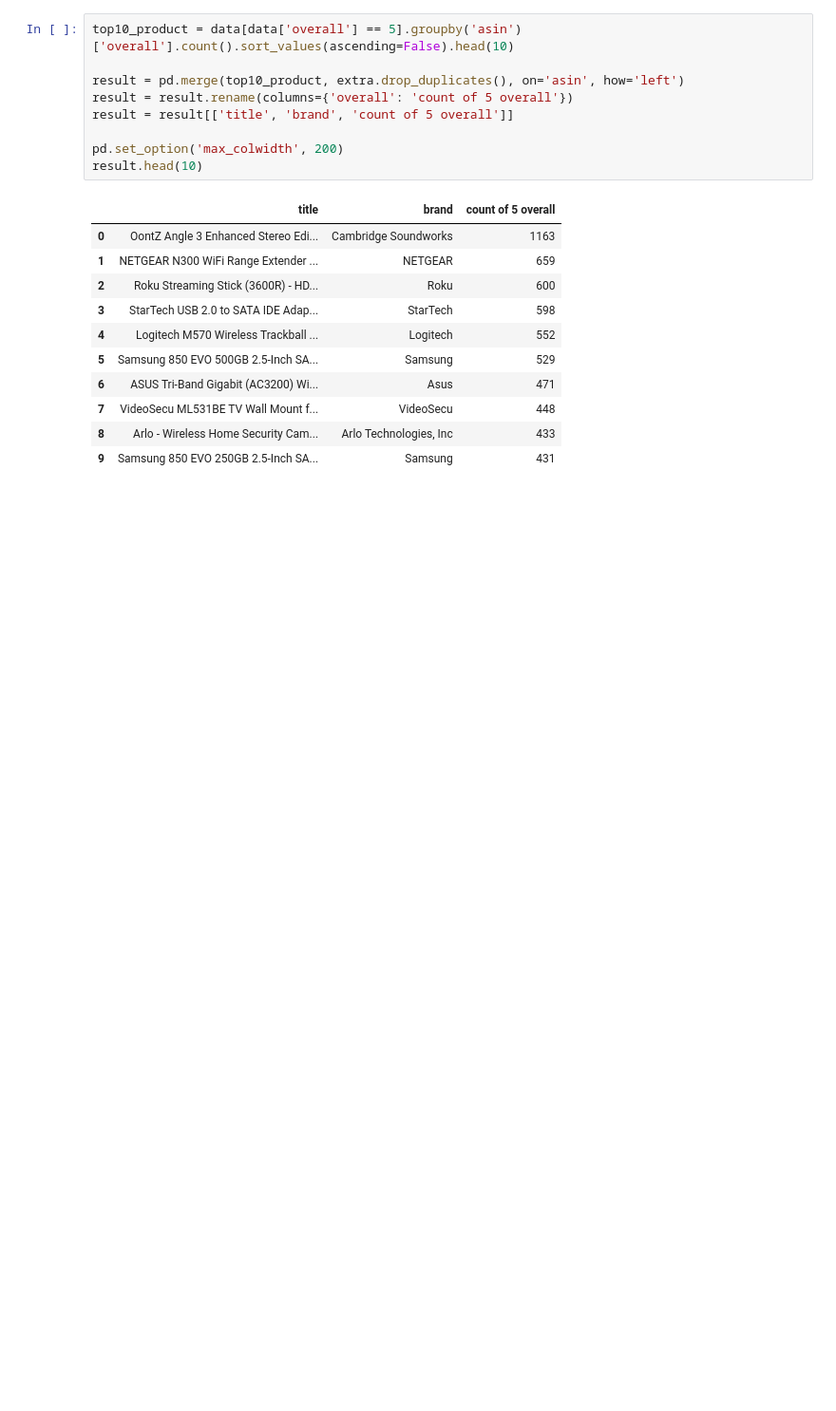
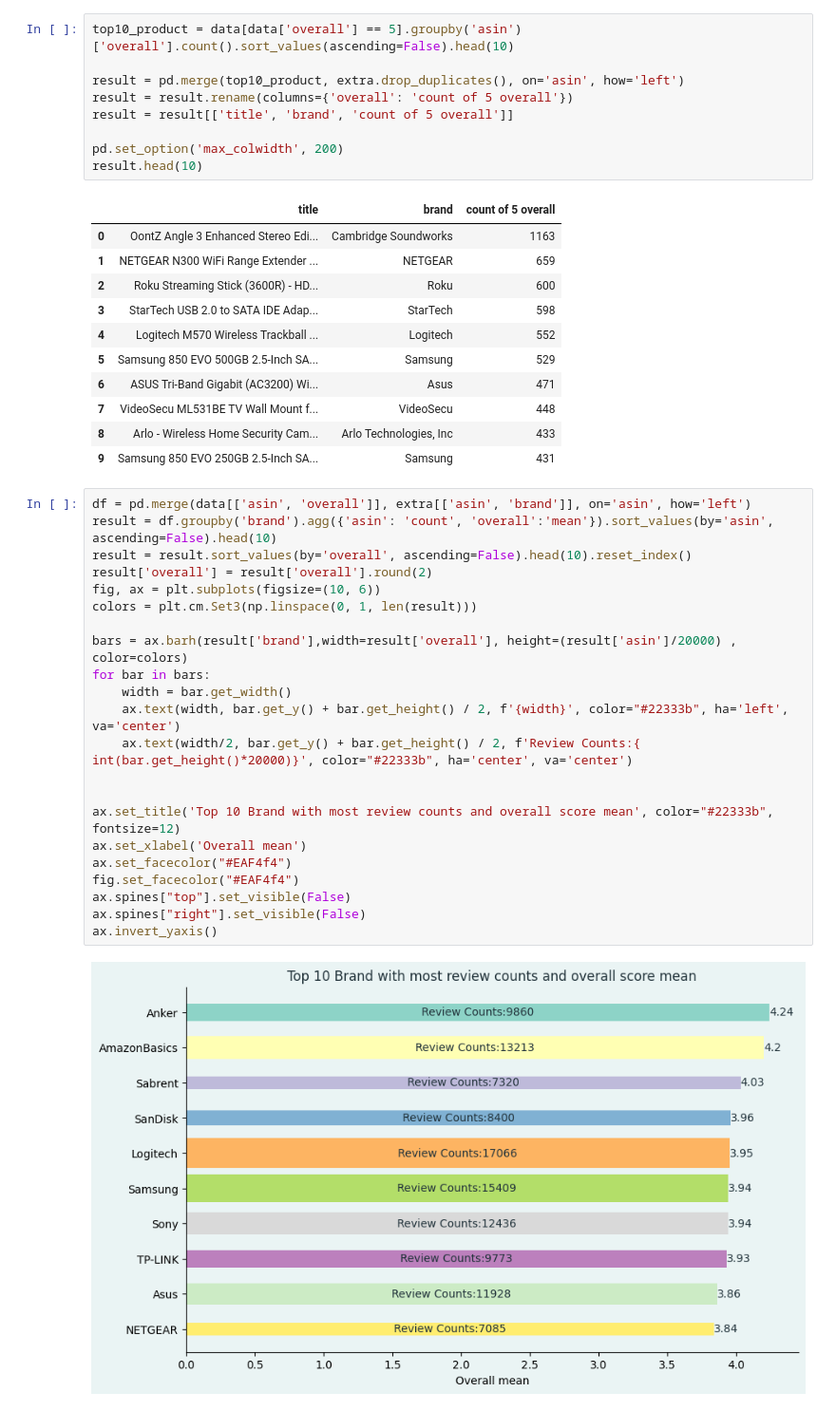
Before and after one commit to mr-robot77/Quera_G11-Project3, a Jupyter notebook: Problem2-Sentiment Analysis-NLP/section1.ipynb, the cells around one changed output. Shown at 95% size. Cells and saved outputs as stored; diff of their text form; blank space fills up the shorter version.

```diff
--- a/Problem2-Sentiment Analysis-NLP/section1.ipynb
+++ b/Problem2-Sentiment Analysis-NLP/section1.ipynb
@@ -293,3 +293,27 @@ result.head(10)
 | 7 | VideoSecu ML531BE TV Wall Mount f... | VideoSecu | 448 |
 | 8 | Arlo - Wireless Home Security Cam... | Arlo Technologies, Inc | 433 |
 | 9 | Samsung 850 EVO 250GB 2.5-Inch SA... | Samsung | 431 |
+# %%
+df = pd.merge(data[['asin', 'overall']], extra[['asin', 'brand']], on='asin', how='left')
+result = df.groupby('brand').agg({'asin': 'count', 'overall':'mean'}).sort_values(by='asin', ascending=False).head(10)
+result = result.sort_values(by='overall', ascending=False).head(10).reset_index()
+result['overall'] = result['overall'].round(2)
+fig, ax = plt.subplots(figsize=(10, 6))
+colors = plt.cm.Set3(np.linspace(0, 1, len(result)))
+
+bars = ax.barh(result['brand'],width=result['overall'], height=(result['asin']/20000) , color=colors)
+for bar in bars:
+    width = bar.get_width()
+    ax.text(width, bar.get_y() + bar.get_height() / 2, f'{width}', color="#22333b", ha='left', va='center')
+    ax.text(width/2, bar.get_y() + bar.get_height() / 2, f'Review Counts:{ int(bar.get_height()*20000)}', color="#22333b", ha='center', va='center')
+
+
+ax.set_title('Top 10 Brand with most review counts and overall score mean', color="#22333b", fontsize=12)
+ax.set_xlabel('Overall mean')
+ax.set_facecolor("#EAF4f4")
+fig.set_facecolor("#EAF4f4")
+ax.spines["top"].set_visible(False)
+ax.spines["right"].set_visible(False)
+ax.invert_yaxis()
+# %% [output]
+[figure, added]
```
Also changed, not shown: parts of 2 cells of this notebook.
